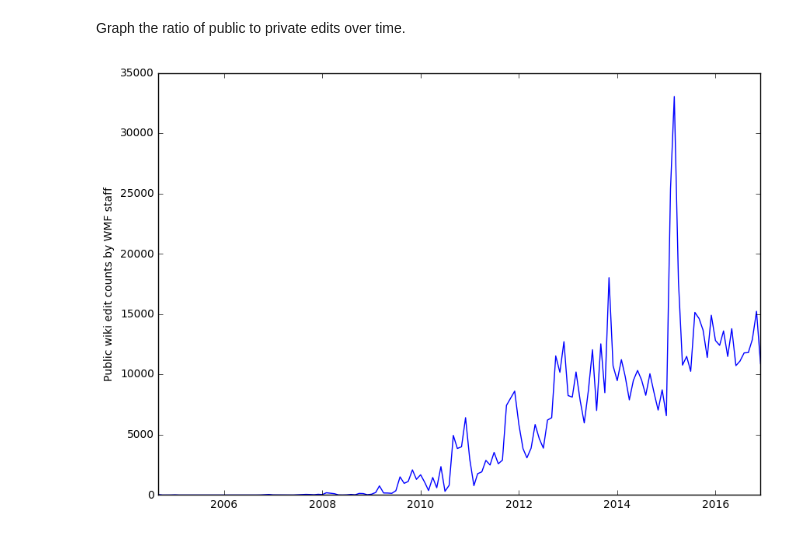
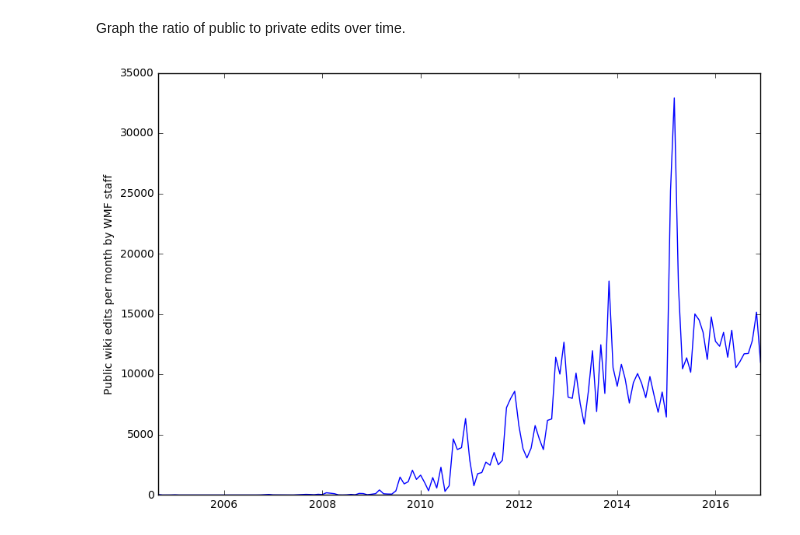
Before and after one commit to adamwight/wmf-open-editing, a Jupyter notebook: graphs.ipynb, the cells around one changed output. Cells and saved outputs as stored; diff of their text form; code cells hidden in the pictures.

```diff
--- a/graphs.ipynb
+++ b/graphs.ipynb
@@ -27,11 +27,11 @@ Graph the ratio of public to private edits over time.
 # %%
 fig, ax = matplotlib.pyplot.subplots(figsize=(10, 7))
 dates = all_edits.get('date')
 edits = all_edits.get('edit_count_x')
 
-matplotlib.pyplot.ylabel("Public wiki edit counts by WMF staff")
+matplotlib.pyplot.ylabel("Public wiki edits per month by WMF staff")
 
 ax.plot_date(dates, edits, 'b-')
 matplotlib.pyplot.show()
 # %% [output]
-[figure, old version]
+[figure, new version]
```
Also changed, not shown: parts of 3 cells of this notebook, 9 other files.
